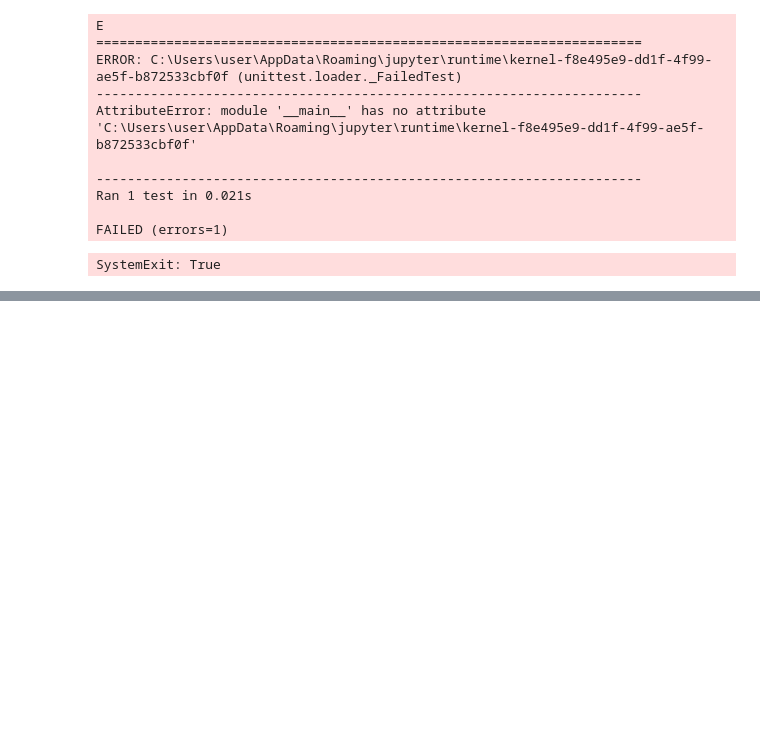
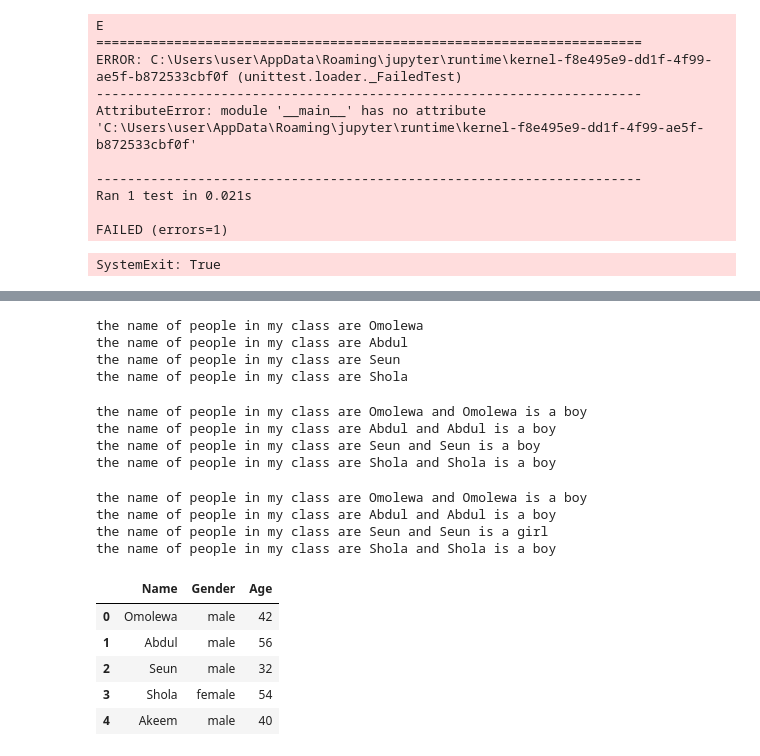
Before and after one commit to NextLmabda/classMaterials, a Jupyter notebook: Module1 - PythonBasics/Python Class Object/PythonClass.ipynb, the cells around one changed output, grey strips where cells are left out. Drawn from its saved outputs; the diff is of its cells as text; code cells hidden in the pictures; blank space fills up the shorter version.

```diff
--- a/Module1 - PythonBasics/Python Class Object/PythonClass.ipynb
+++ b/Module1 - PythonBasics/Python Class Object/PythonClass.ipynb
@@ -1107,0 +1118,43 @@ if __name__ == '__main__':
+# %%
+for name in names:
+    print(f"the name of people in my class are {name}")
+# %% [output]
+the name of people in my class are Omolewa
+the name of people in my class are Abdul
+the name of people in my class are Seun
+the name of people in my class are Shola
+# %%
+for name in names:
+    print('the name of people in my class are {} and {} is a boy'.format(name, name))
+# %% [output]
+the name of people in my class are Omolewa and Omolewa is a boy
+the name of people in my class are Abdul and Abdul is a boy
+the name of people in my class are Seun and Seun is a boy
+the name of people in my class are Shola and Shola is a boy
+# %%
+for name in names:
+    if name.lower() != 'seun':
+        print('the name of people in my class are', name, 'and', name, 'is a boy')
+    else:
+        print('the name of people in my class are', name, 'and', name, 'is a girl')
+# %% [output]
+the name of people in my class are Omolewa and Omolewa is a boy
+the name of people in my class are Abdul and Abdul is a boy
+the name of people in my class are Seun and Seun is a girl
+the name of people in my class are Shola and Shola is a boy
+# %%
+students = {'Name': ['Omolewa', 'Abdul', 'Seun', 'Shola', 'Akeem'],
+           'Gender': ['male', 'male', 'male', 'female', 'male'],
+           'Age': ['42', '56', '32', '54', 40]}
+# %%
+import pandas as pd
+df = pd.DataFrame(students)
+# %%
+df
+# %% [output]
+|  | Name | Gender | Age |
+| 0 | Omolewa | male | 42 |
+| 1 | Abdul | male | 56 |
+| 2 | Seun | male | 32 |
+| 3 | Shola | female | 54 |
+| 4 | Akeem | male | 40 |
```
Also changed, not shown: parts of 15 cells of this notebook.
